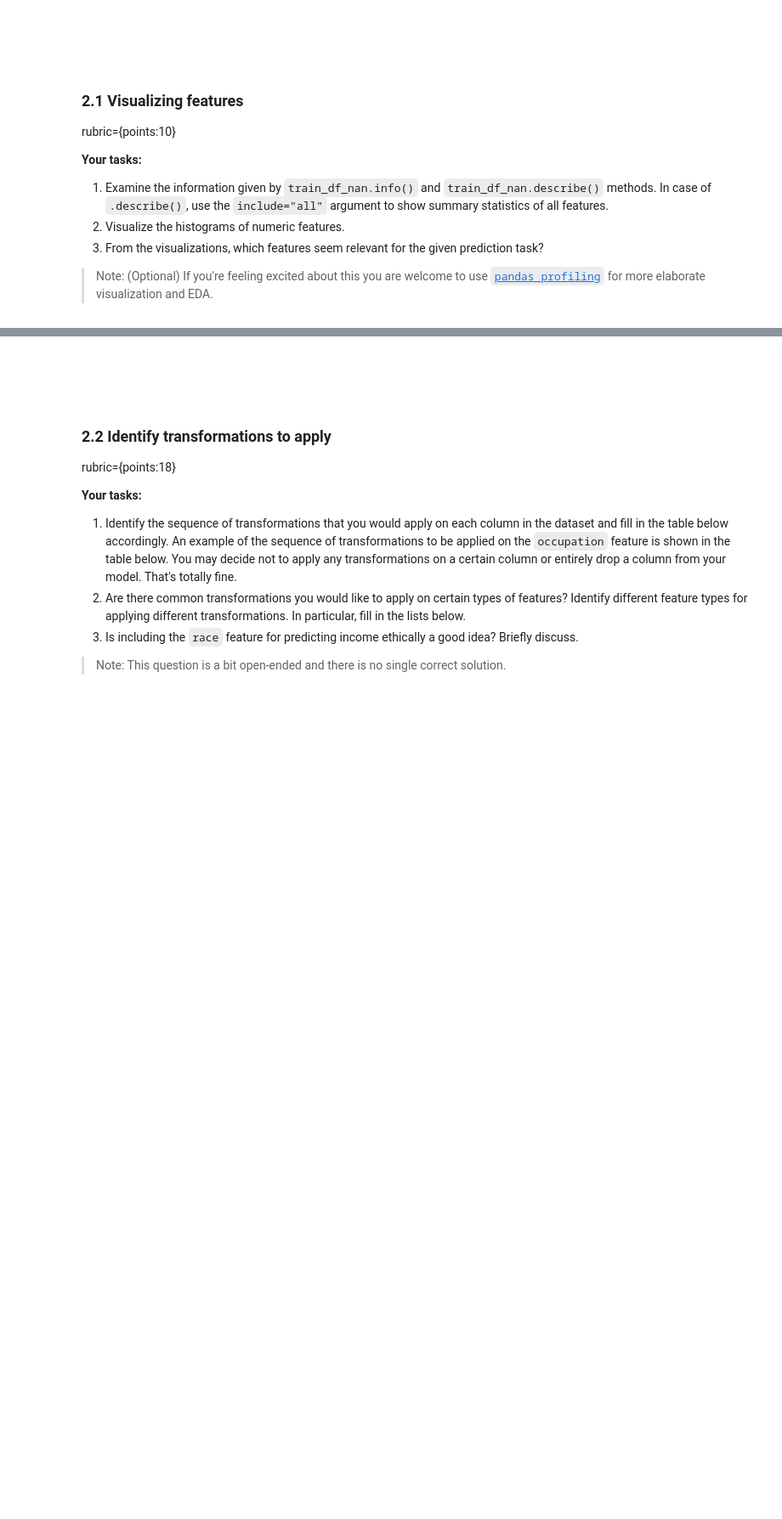
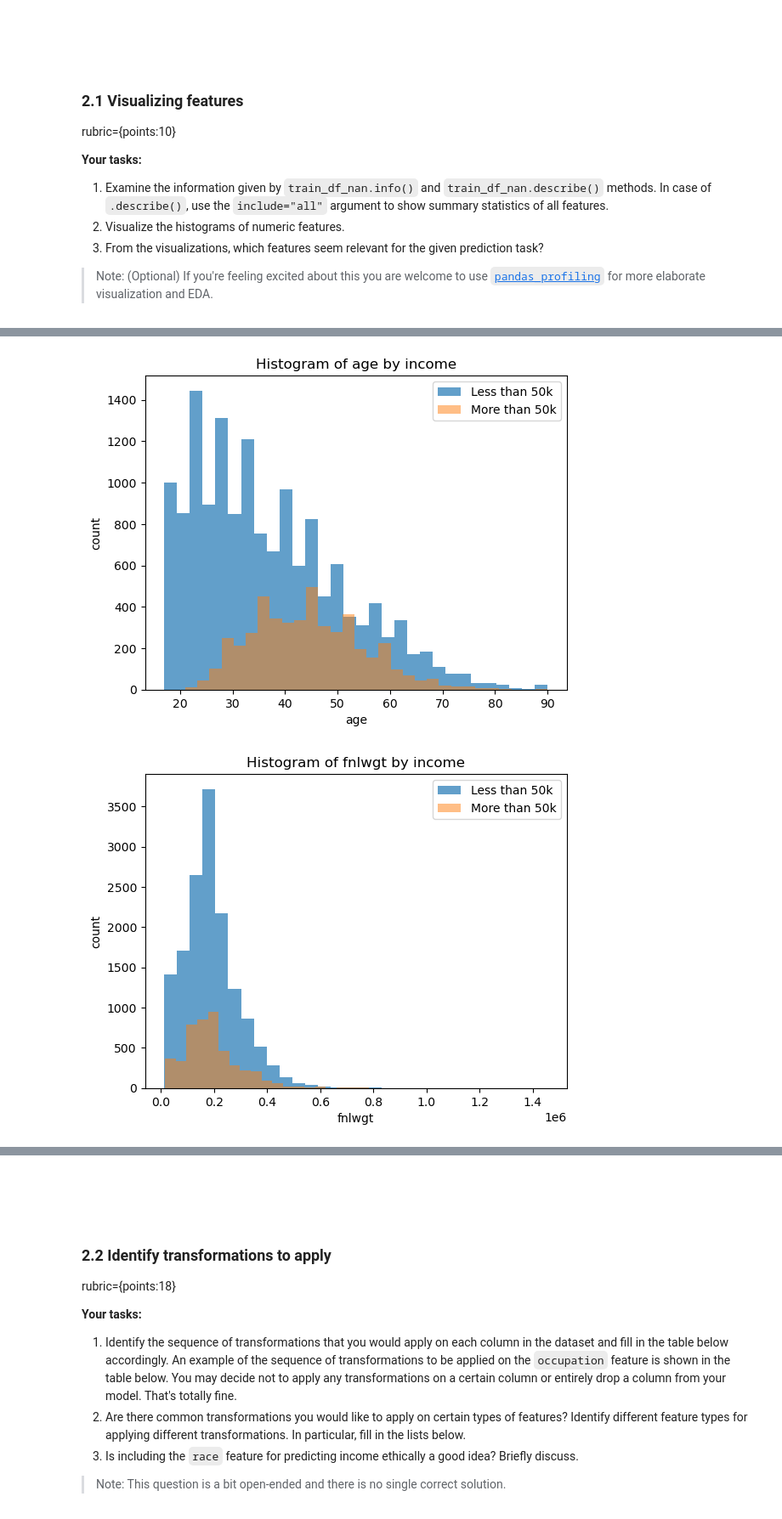
Before and after one commit to timtheteh/Applied-Machine-Learning, a Jupyter notebook: hw/hw3/hw3.ipynb, the cells around one changed output, grey strips where cells are left out. Shown: that part at 85% size. Cells and saved outputs as stored; diff of their text form; code cells hidden in the pictures; blank space fills up the shorter version.

```diff
--- a/hw/hw3/hw3.ipynb
+++ b/hw/hw3/hw3.ipynb
@@ -74,6 +76,8 @@ In order to avoid violation of the golden rule, the first step before we do anyt
 1. Split the data into `train_df` (60%) and `test_df` (40%) with `random_state = 42`. Keep the target column (`income`) in the splits so that we can use it in the exploratory data analysis.
 
 _Usually having more data for training is a good idea. But here we're using a 60%/40% split because this is kind of a big dataset for a modest laptop. A smaller training set means that it won't take too long to train the model on your laptop. A side advantage of this would be that with a bigger test split, we'll have a more reliable estimate of the deployment performance!_
+# %%
+train_df, test_df = train_test_split(census_df, test_size=0.4, random_state=42)
 # %% [markdown]
 <br><br>
 # %% [markdown]
@@ -108,0 +178,19 @@ rubric={points:10}
+# %%
+lessthan50k_examples = train_df_nan.query("income == '<=50K'")
+morethan50k_examples = train_df_nan.query("income == '>50K'")
+numeric_feats = ["age", "fnlwgt", "education.num", "capital.gain",
+                 "capital.loss", "hours.per.week"]
+
+for feature in numeric_feats:
+    lessthan50k = lessthan50k_examples[feature]
+    morethan50k = morethan50k_examples[feature]
+    plt.hist(lessthan50k, label='Less than 50k', alpha=0.7, bins=30)
+    plt.hist(morethan50k, label='More than 50k', alpha=0.5, bins=30)
+    plt.legend()
+    plt.title('Histogram of ' + feature + ' by income')
+    plt.xlabel(feature)
+    plt.ylabel('count')
+    plt.show()
+# %% [output]
+[figure, added]
+[figure, added]
```
Also changed, not shown: parts of 33 cells of this notebook, 6 other files.
